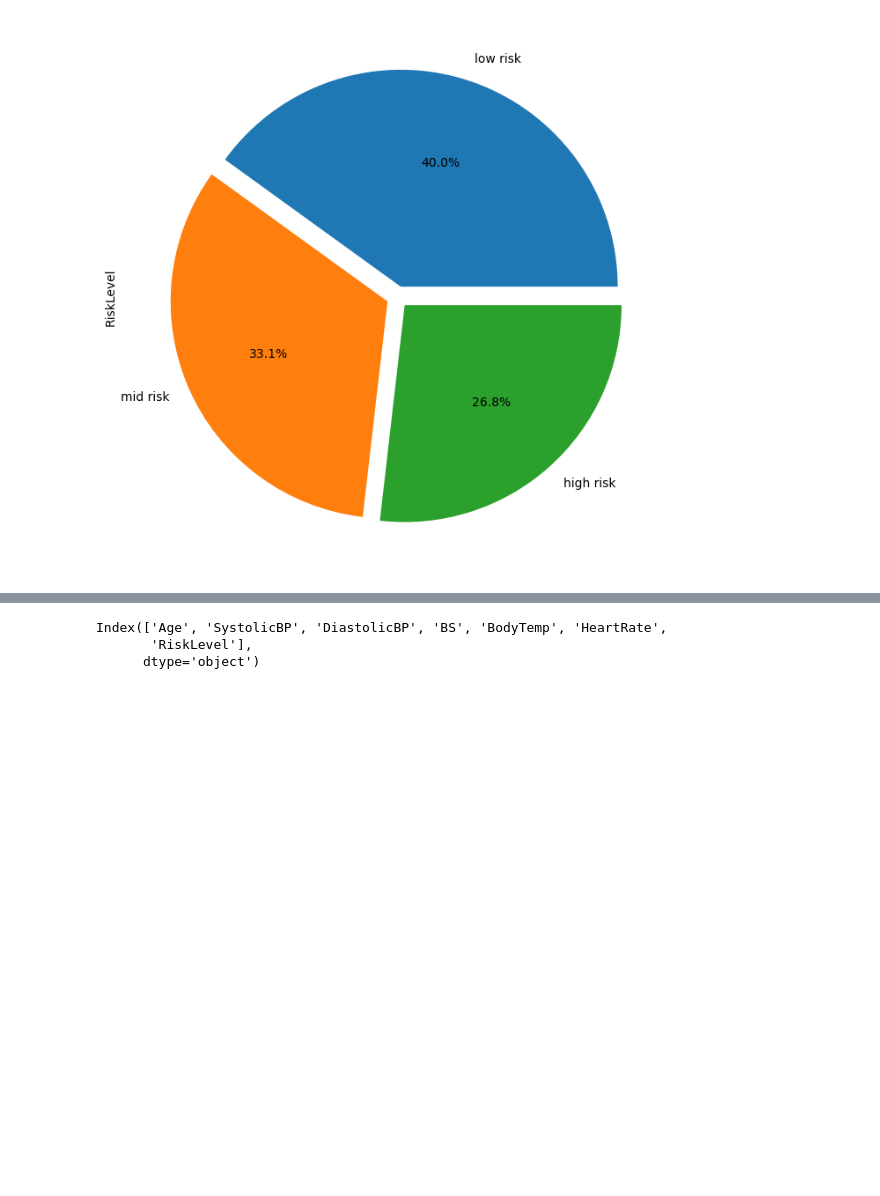
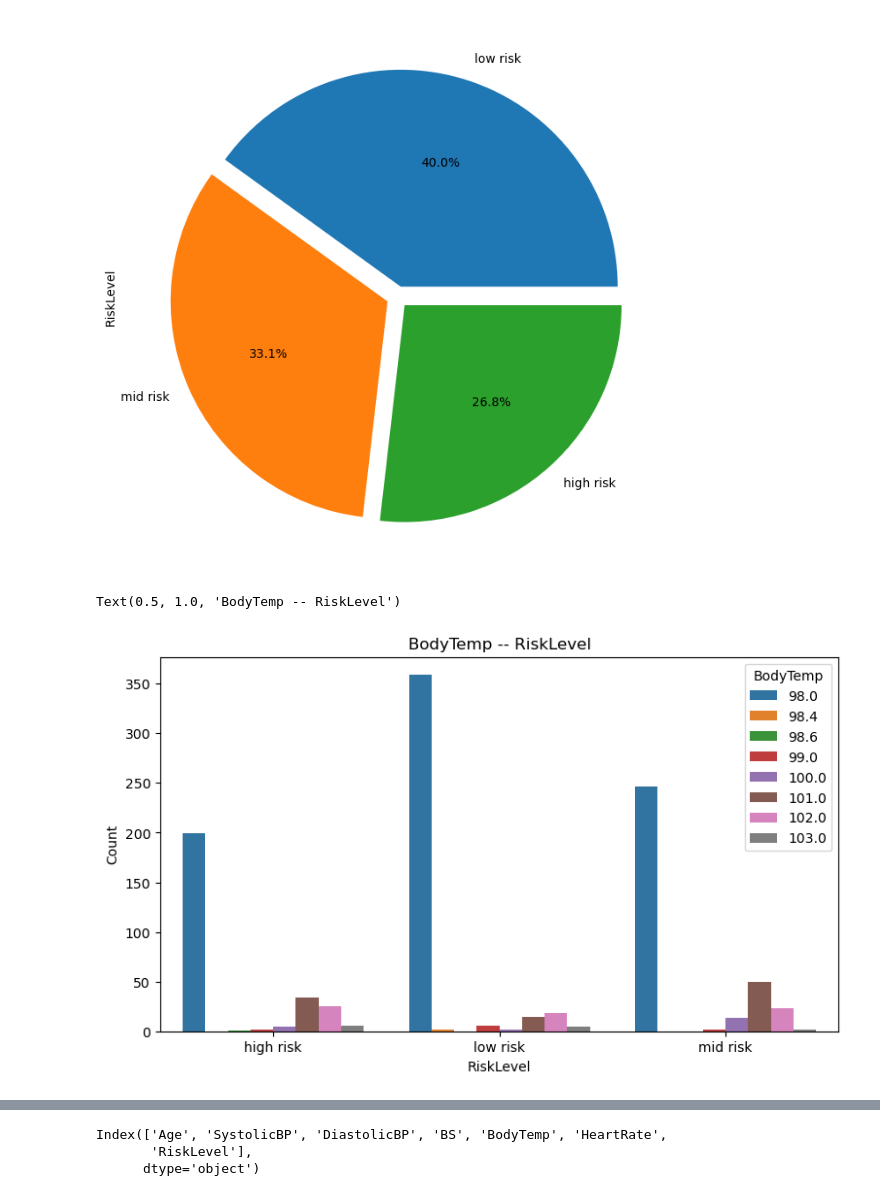
Before and after one commit to Hasibull/maternal-health-monitoring-ML, a Jupyter notebook: Src/peripartum_EDA.ipynb, the cells around one changed output, grey strips where cells are left out. Drawn from its saved outputs; the diff is of its cells as text; code cells hidden in the pictures; blank space fills up the shorter version.

Commit message:
Data processing, cleaning, and model building

```diff
--- a/Src/peripartum_EDA.ipynb
+++ b/Src/peripartum_EDA.ipynb
@@ -62,3 +64,11 @@ peripartum_df['RiskLevel'].value_counts().plot.pie(explode = [0.05,0.05,0.05], a
 # %% [output]
 <AxesSubplot:ylabel='RiskLevel'>
 [figure]
+# %%
+df_BodyTemp = peripartum_df.groupby(["RiskLevel","BodyTemp"]).size().reset_index(name = "Count")
+plt.figure(figsize = (9,5))
+sns.barplot(x = "RiskLevel",y="Count", hue = "BodyTemp",data = df_BodyTemp)
+plt.title("BodyTemp -- RiskLevel")
+# %% [output]
+Text(0.5, 1.0, 'BodyTemp -- RiskLevel')
+[figure, added]
```
Also changed, not shown: parts of 2 cells of this notebook, 15 other files.
